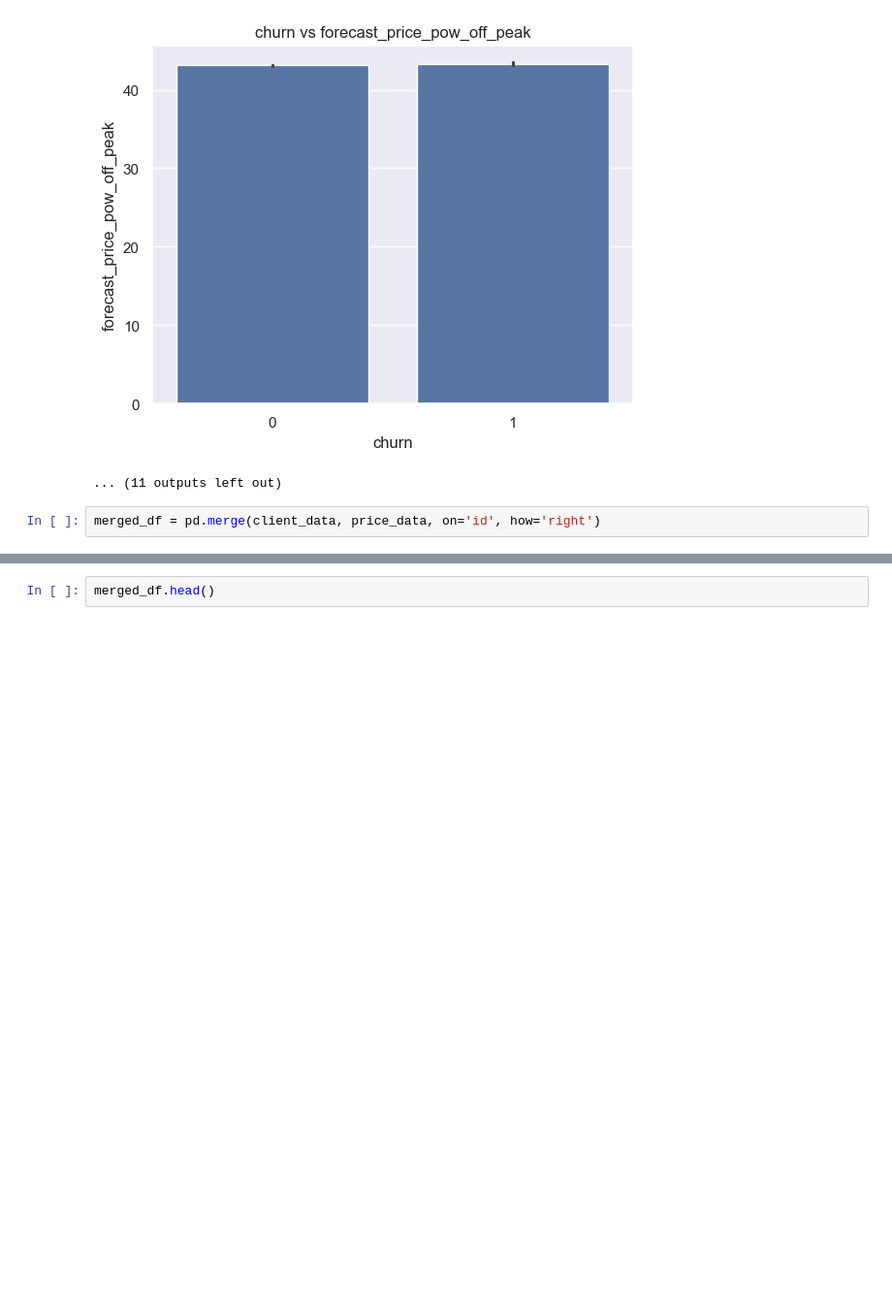
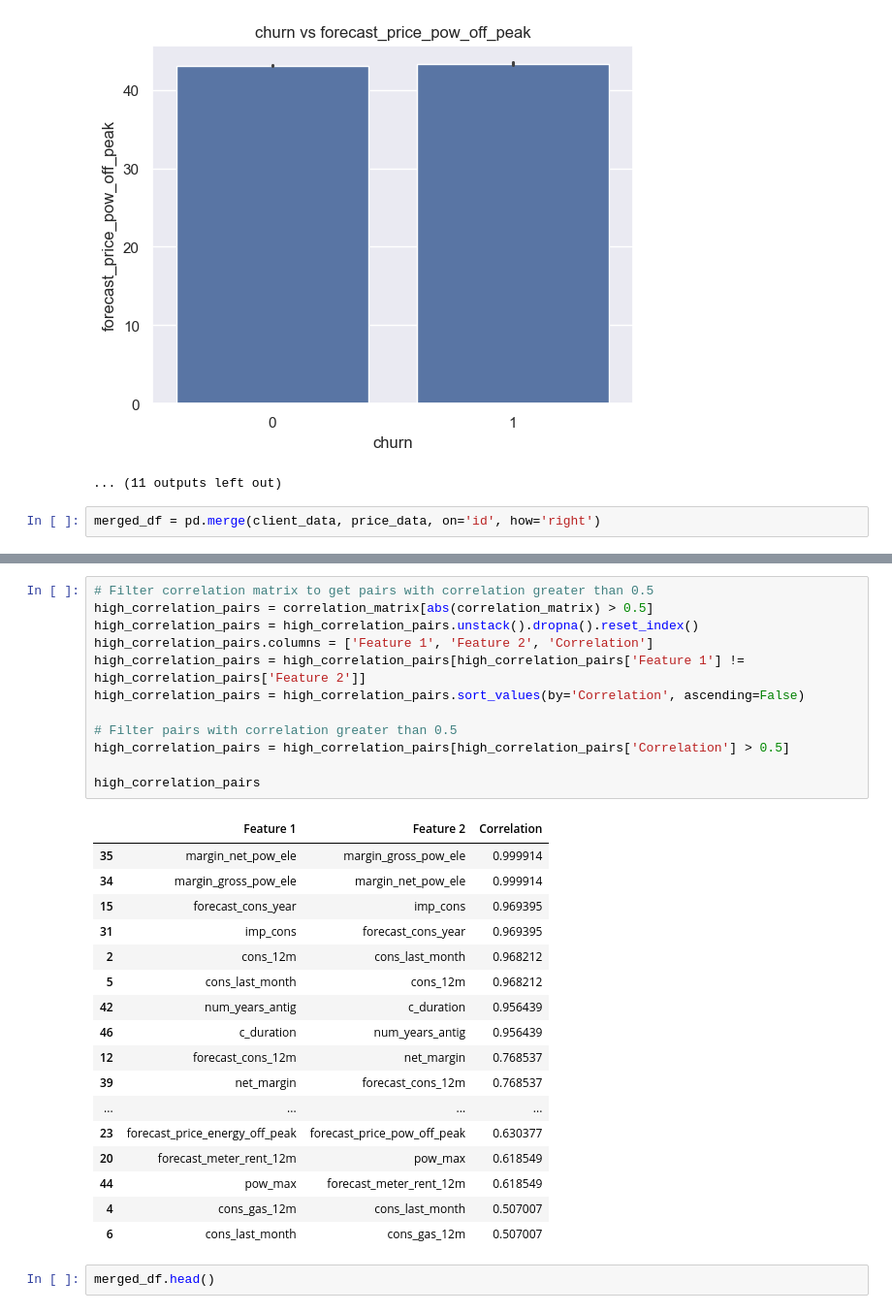
Before and after one commit to nelson123-lab/BCG-X-Data-Science, a Jupyter notebook: Task 2/Task 2 - eda_starter.ipynb, the cells around one changed output, grey strips where cells are left out. Shown at 97% size. Drawn from its saved outputs; the diff is of its cells as text; blank space fills up the shorter version.

```diff
--- a/Task 2/Task 2 - eda_starter.ipynb
+++ b/Task 2/Task 2 - eda_starter.ipynb
@@ -493,3 +522,33 @@ merged_df = pd.merge(client_data, price_data, on='id', how='right')
+# %%
+# Filter correlation matrix to get pairs with correlation greater than 0.5
+high_correlation_pairs = correlation_matrix[abs(correlation_matrix) > 0.5]
+high_correlation_pairs = high_correlation_pairs.unstack().dropna().reset_index()
+high_correlation_pairs.columns = ['Feature 1', 'Feature 2', 'Correlation']
+high_correlation_pairs = high_correlation_pairs[high_correlation_pairs['Feature 1'] != high_correlation_pairs['Feature 2']]
+high_correlation_pairs = high_correlation_pairs.sort_values(by='Correlation', ascending=False)
+
+# Filter pairs with correlation greater than 0.5
+high_correlation_pairs = high_correlation_pairs[high_correlation_pairs['Correlation'] > 0.5]
+
+high_correlation_pairs
+# %% [output]
+|  | Feature 1 | Feature 2 | Correlation |
+| 35 | margin_net_pow_ele | margin_gross_pow_ele | 0.999914 |
+| 34 | margin_gross_pow_ele | margin_net_pow_ele | 0.999914 |
+| 15 | forecast_cons_year | imp_cons | 0.969395 |
+| 31 | imp_cons | forecast_cons_year | 0.969395 |
+| 2 | cons_12m | cons_last_month | 0.968212 |
+| 5 | cons_last_month | cons_12m | 0.968212 |
+| 42 | num_years_antig | c_duration | 0.956439 |
+| 46 | c_duration | num_years_antig | 0.956439 |
+| 12 | forecast_cons_12m | net_margin | 0.768537 |
+| 39 | net_margin | forecast_cons_12m | 0.768537 |
+| ... | ... | ... | ... |
+| 23 | forecast_price_energy_off_peak | forecast_price_pow_off_peak | 0.630377 |
+| 20 | forecast_meter_rent_12m | pow_max | 0.618549 |
+| 44 | pow_max | forecast_meter_rent_12m | 0.618549 |
+| 4 | cons_gas_12m | cons_last_month | 0.507007 |
+| 6 | cons_last_month | cons_gas_12m | 0.507007 |
 # %%
 merged_df.head()
 # %% [output]
```
Also changed, not shown: parts of 6 cells of this notebook.
